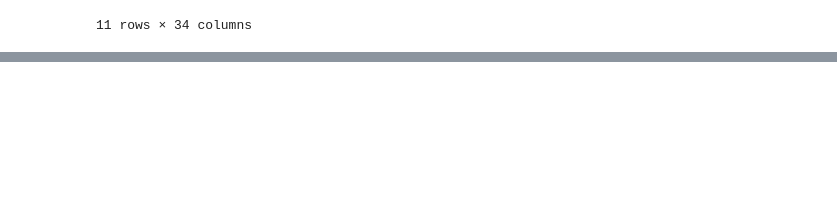
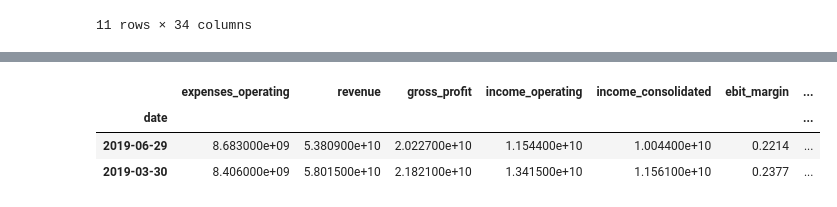
Before and after one commit to felixnext/stock_trend_analysis, a Jupyter notebook: notebooks/00-1_recommender-test.ipynb, the cells around one changed output, grey strips where cells are left out. Saved outputs shown, nothing was run; the diff lists cells and outputs as text; code cells hidden in the pictures; blank space fills up the shorter version.

```diff
--- a/notebooks/00-1_recommender-test.ipynb
+++ b/notebooks/00-1_recommender-test.ipynb
@@ -64,0 +71,7 @@ sm.balance_sheet('MSFT', after=date(2019, 1, 1))
+# %%
+sm.income("AAPL", after=date(2019, 1, 1))
+# %% [output]
+|  | expenses_operating | revenue | gross_profit | income_operating | income_consolidated | ebit_margin | ... |
+| date |  |  |  |  |  |  | ... |
+| 2019-06-29 | 8.683000e+09 | 5.380900e+10 | 2.022700e+10 | 1.154400e+10 | 1.004400e+10 | 0.2214 | ... |
+| 2019-03-30 | 8.406000e+09 | 5.801500e+10 | 2.182100e+10 | 1.341500e+10 | 1.156100e+10 | 0.2377 | ... |
```
Also changed, not shown: parts of 2 cells of this notebook, 2 other files.
